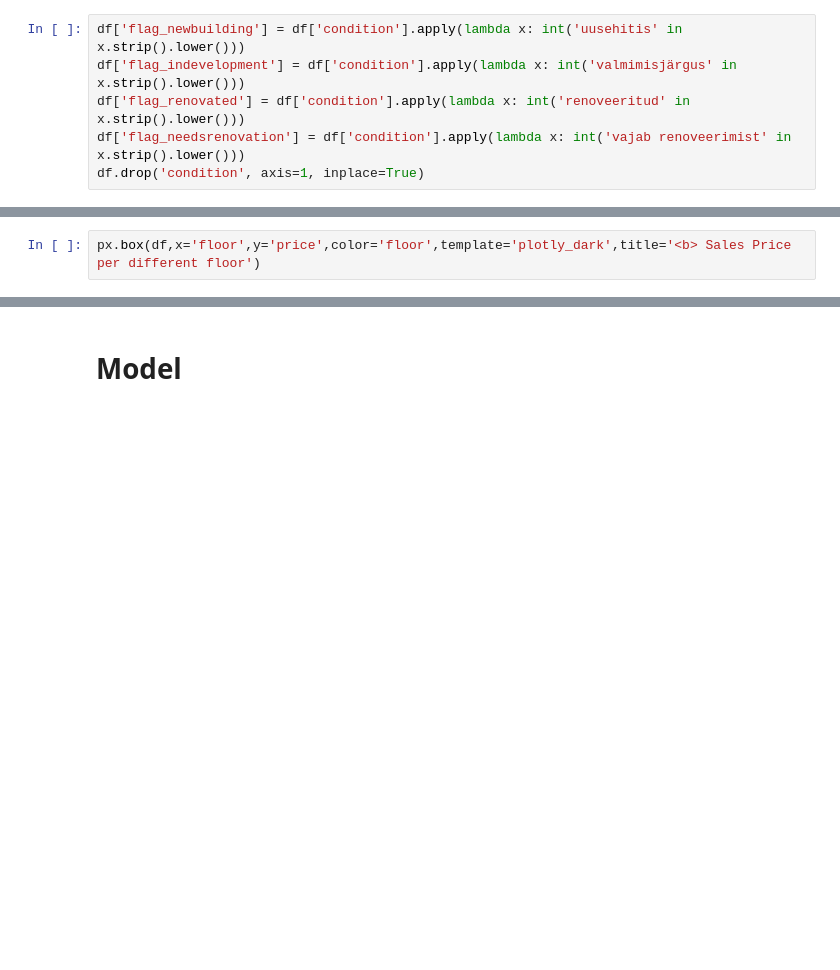
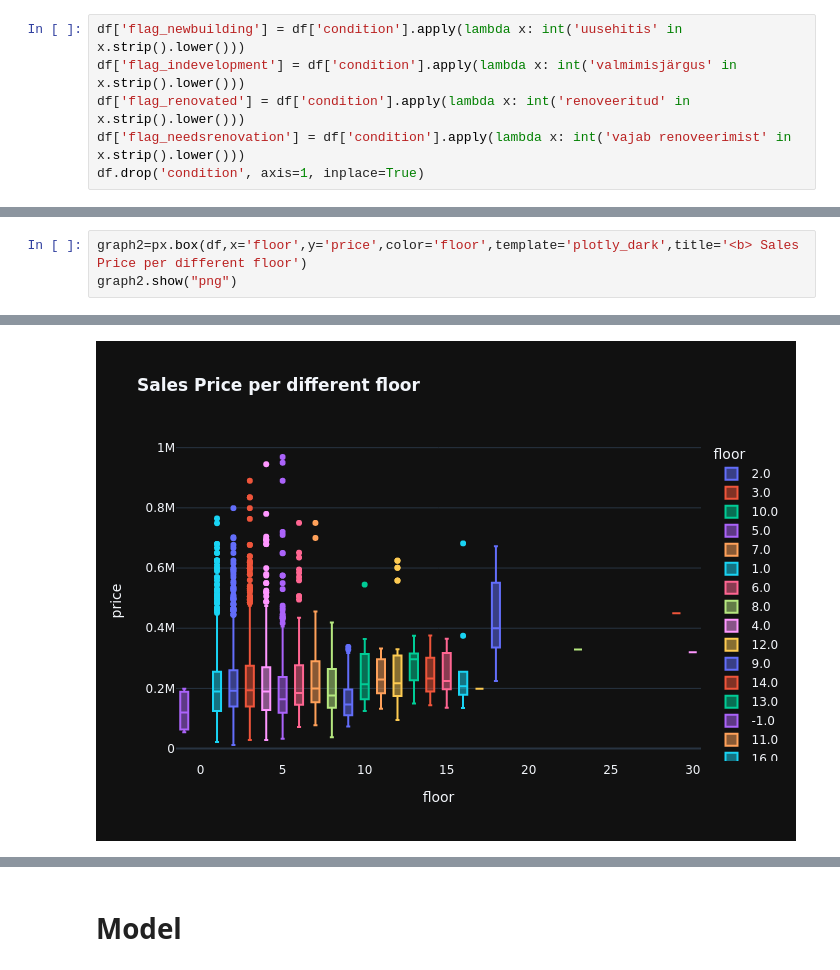
Before and after one commit to karelrappo/realestate, a Jupyter notebook: analysismodel.ipynb, the cells around one changed output, grey strips where cells are left out. Drawn from its saved outputs; the diff is of its cells as text; blank space fills up the shorter version.

```diff
--- a/analysismodel.ipynb
+++ b/analysismodel.ipynb
@@ -267,3 +290,4 @@ px.box(df,x='rooms',y='price',color='rooms',template='plotly_dark',title='<b> Sa
 # %%
-px.box(df,x='floor',y='price',color='floor',template='plotly_dark',title='<b> Sales Price per different floor')
+graph2=px.box(df,x='floor',y='price',color='floor',template='plotly_dark',title='<b> Sales Price per different floor')
+graph2.show("png")
 # %% [output]
@@ -271 +294,2 @@ px.box(df,x='floor',y='price',color='floor',template='plotly_dark',title='<b> Sa
+[figure, added]
 # %%
```
Also changed, not shown: parts of 22 cells of this notebook.
